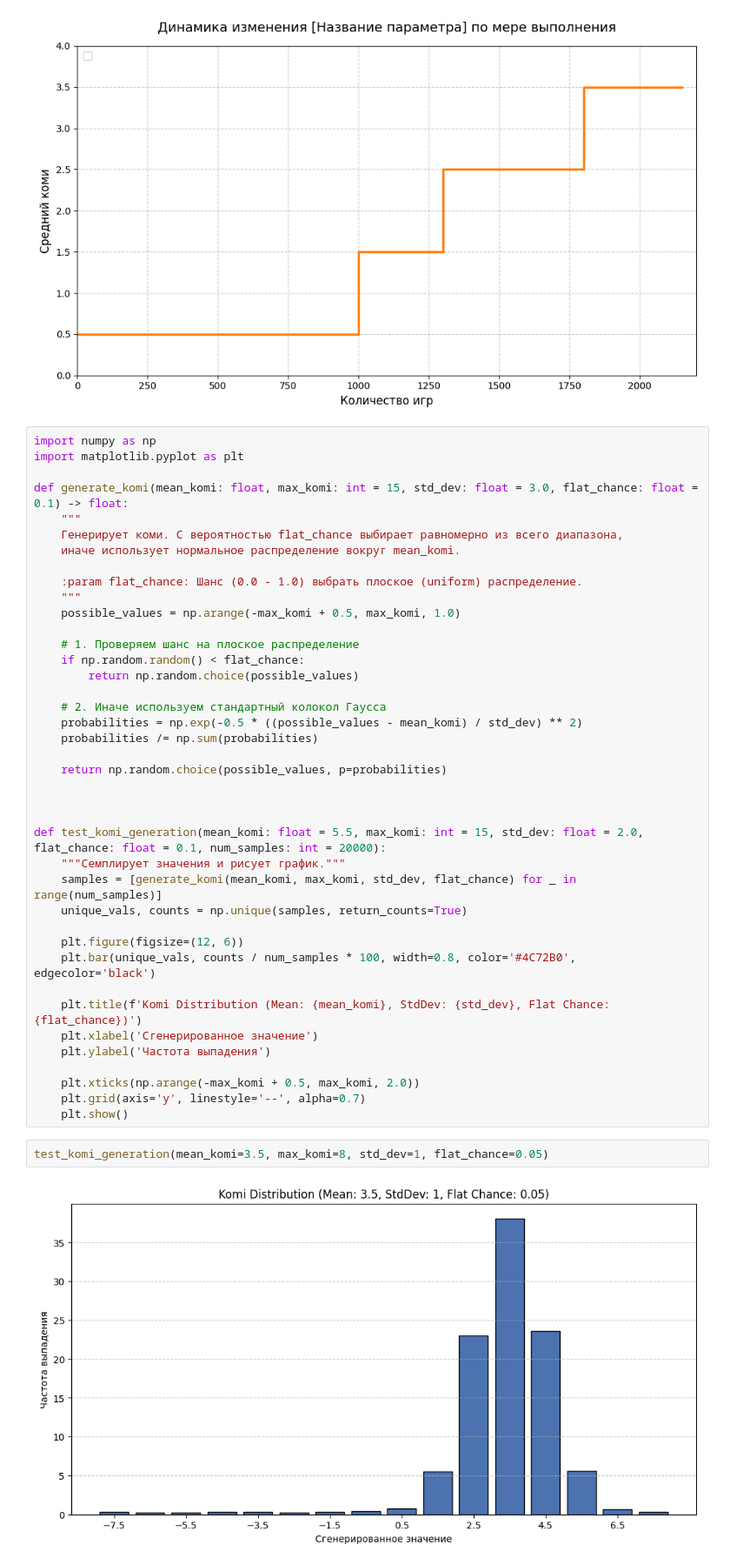
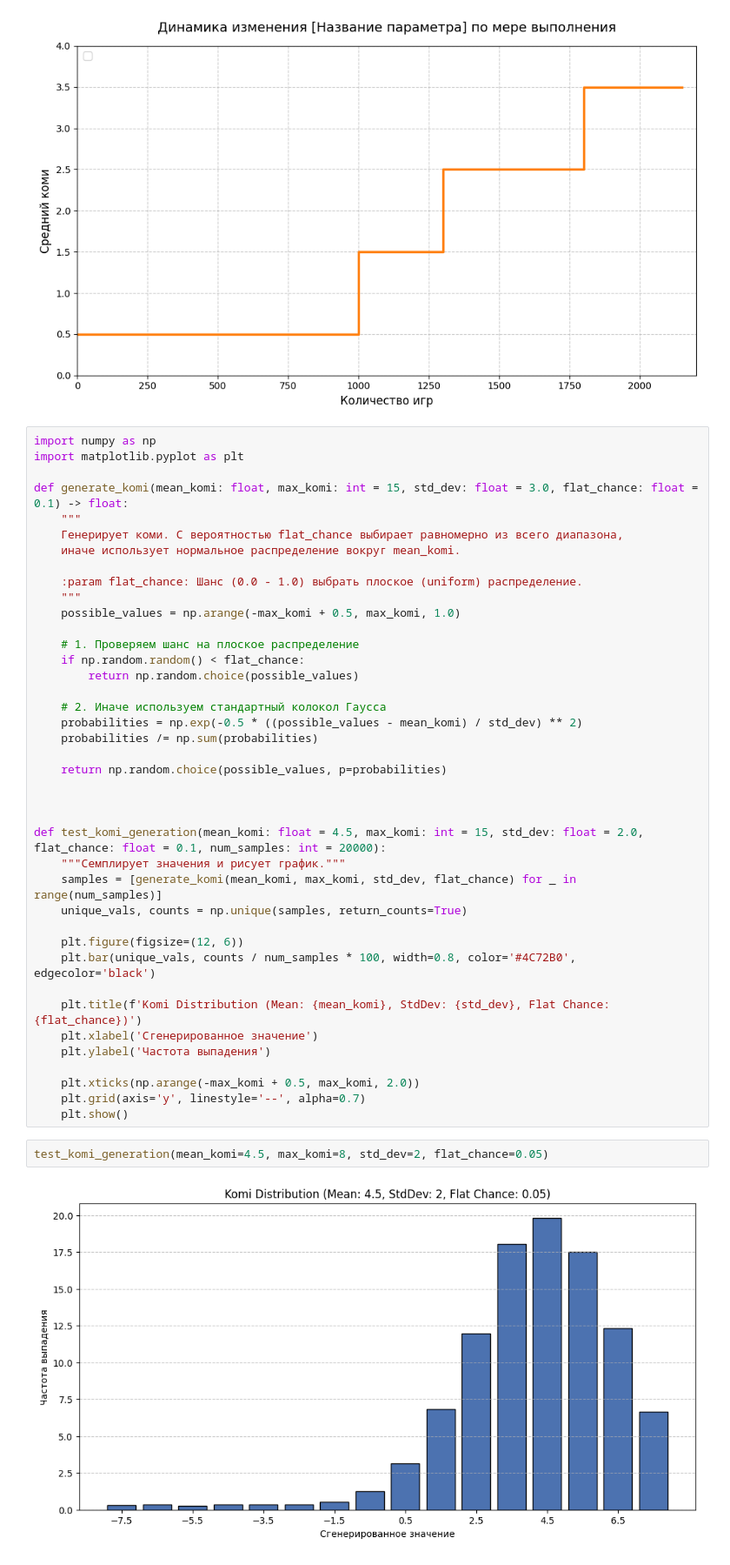
Before and after one commit to Gribtsi/GoL_AI, a Jupyter notebook: mcts_agent.ipynb, the cells around one changed output. Shown at 87% size. Drawn from its saved outputs; the diff is of its cells as text.

```diff
--- a/mcts_agent.ipynb
+++ b/mcts_agent.ipynb
@@ -512,7 +512,7 @@ def generate_komi(mean_komi: float, max_komi: int = 15, std_dev: float = 3.0, fl
 
 
 
-def test_komi_generation(mean_komi: float = 5.5, max_komi: int = 15, std_dev: float = 2.0, flat_chance: float = 0.1, num_samples: int = 20000):
+def test_komi_generation(mean_komi: float = 4.5, max_komi: int = 15, std_dev: float = 2.0, flat_chance: float = 0.1, num_samples: int = 20000):
     """Семплирует значения и рисует график."""
     samples = [generate_komi(mean_komi, max_komi, std_dev, flat_chance) for _ in range(num_samples)]
     unique_vals, counts = np.unique(samples, return_counts=True)
@@ -528,6 +528,6 @@ def test_komi_generation(mean_komi: float = 5.5, max_komi: int = 15, std_dev: fl
     plt.grid(axis='y', linestyle='--', alpha=0.7)
     plt.show()
 # %%
-test_komi_generation(mean_komi=3.5, max_komi=8, std_dev=1, flat_chance=0.05)
+test_komi_generation(mean_komi=4.5, max_komi=8, std_dev=2, flat_chance=0.05)
 # %% [output]
-[figure, old version]
+[figure, new version]
```
Also changed, not shown: 45 other files.
